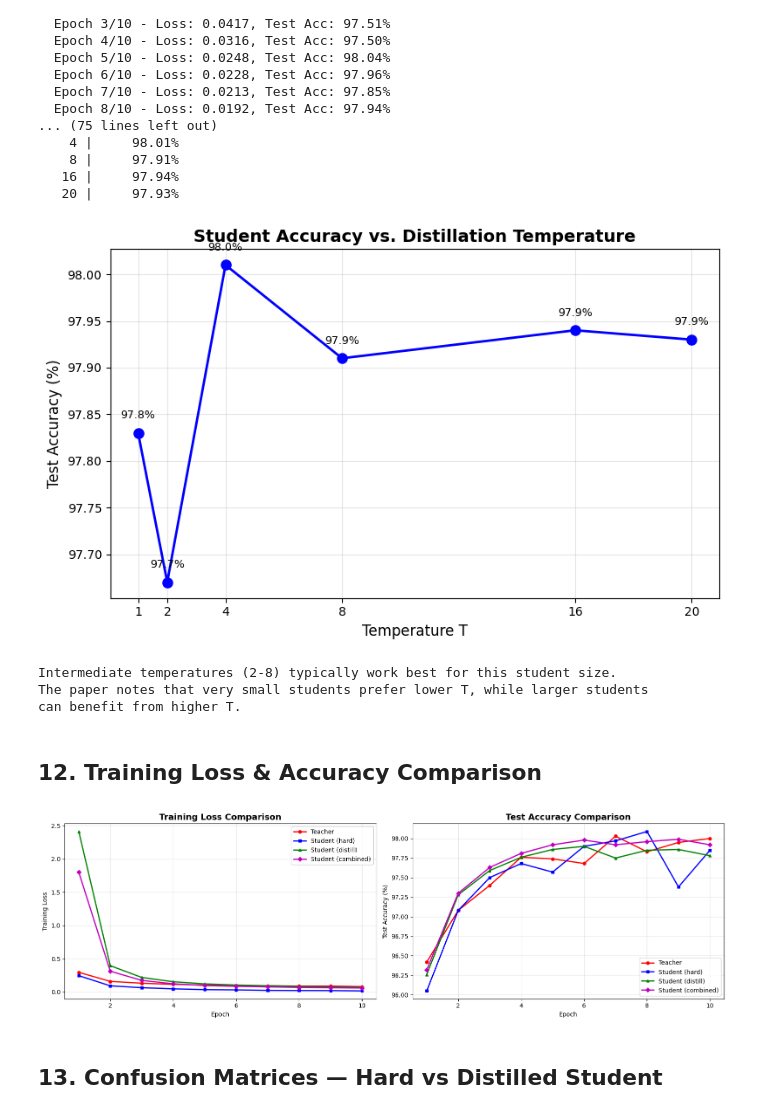
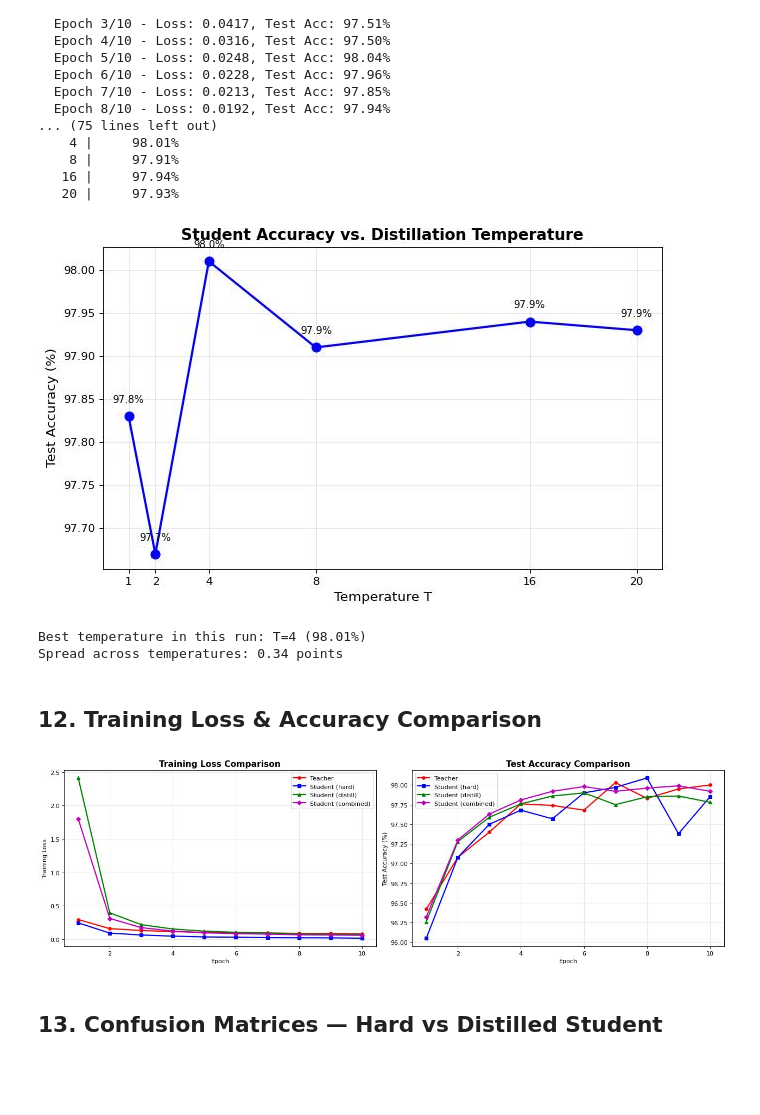
Before and after one commit to nadeemcite/research-papers, a Jupyter notebook: 045_distilling-knowledge-in-a-neural-network/solution.ipynb, the cells around one changed output. Drawn from its saved outputs; the diff is of its cells as text; code cells hidden in the pictures; blank space fills up the shorter version.

```diff
--- a/045_distilling-knowledge-in-a-neural-network/solution.ipynb
+++ b/045_distilling-knowledge-in-a-neural-network/solution.ipynb
@@ -3,6 +15,13 @@
 # %% [markdown]
 ## 1. Imports & Setup
 # %%
+import atexit
+import contextlib
+import io
+import os
+import shutil
+import tempfile
+
 import torch
 import torch.nn as nn
 import torch.nn.functional as F
@@ -14,6 +33,17 @@ import matplotlib
 import matplotlib.pyplot as plt
 import copy
 import time
+from matplotlib_inline.backend_inline import set_matplotlib_formats
+
+# Show figures as JPEG at a modest resolution to keep the saved notebook small
+set_matplotlib_formats('jpeg')
+plt.rcParams['figure.dpi'] = 80
+
+# On Kaggle (detected from its environment), keep a copy of this notebook with its outputs when
+# the kernel exits, so `kaggle kernels output` can download the executed version
+if 'KAGGLE_KERNEL_RUN_TYPE' in os.environ:
+    atexit.register(lambda: os.path.exists('__notebook__.ipynb')
+                    and shutil.copy('__notebook__.ipynb', 'executed_solution.ipynb'))
 
 # Reproducibility
 torch.manual_seed(42)
@@ -33,8 +63,11 @@ transform = transforms.Compose([
     transforms.Normalize((0.1307,), (0.3081,))
 ])
 
-train_dataset = datasets.MNIST(root='./data', train=True, download=True, transform=transform)
-test_dataset = datasets.MNIST(root='./data', train=False, download=True, transform=transform)
+# Download quietly (torchvision prints a progress bar otherwise), to a temp folder outside the Kaggle outputs
+data_root = tempfile.gettempdir()
+with contextlib.redirect_stdout(io.StringIO()), contextlib.redirect_stderr(io.StringIO()):
+    train_dataset = datasets.MNIST(root=data_root, train=True, download=True, transform=transform)
+    test_dataset = datasets.MNIST(root=data_root, train=False, download=True, transform=transform)
 
 train_loader = DataLoader(train_dataset, batch_size=128, shuffle=True)
 test_loader = DataLoader(test_dataset, batch_size=256, shuffle=False)
@@ -143,7 +194,7 @@ Class |        T=1 |        T=2 |        T=5 |       T=10
 def distillation_loss(student_logits, teacher_logits, T):
     """
     KL divergence between teacher and student soft distributions at temperature T.
-    We use F.kl_div which computes KL(input || target) in log-space.
+    F.kl_div(log q, p) computes KL(p || q), here with p from the teacher and q from the student.
     """
     # Soft targets from teacher
     teacher_log_soft = F.log_softmax(teacher_logits / T, dim=1)
@@ -491,25 +554,24 @@ Temperature Sensitivity Experiment (combined loss, alpha=0.7)
 # %%
 plt.figure(figsize=(8, 5))
 plt.plot(temperatures, temp_accs, 'bo-', linewidth=2, markersize=8)
 plt.xlabel('Temperature T', fontsize=12)
 plt.ylabel('Test Accuracy (%)', fontsize=12)
 plt.title('Student Accuracy vs. Distillation Temperature', fontsize=14, fontweight='bold')
 plt.grid(True, alpha=0.3)
 plt.xticks(temperatures)
 for T, acc in zip(temperatures, temp_accs):
     plt.annotate(f'{acc:.1f}%', (T, acc), textcoords="offset points", xytext=(0, 12), ha='center', fontsize=9)
 plt.tight_layout()
 plt.savefig('temperature_sensitivity.png', dpi=150, bbox_inches='tight')
 plt.show()
 print()
-print("Intermediate temperatures (2-8) typically work best for this student size.")
-print("The paper notes that very small students prefer lower T, while larger students")
-print("can benefit from higher T.")
+best_T = temperatures[int(np.argmax(temp_accs))]
+print(f"Best temperature in this run: T={best_T} ({max(temp_accs):.2f}%)")
+print(f"Spread across temperatures: {max(temp_accs) - min(temp_accs):.2f} points")
 # %% [output]
-[figure, old version]
+[figure, new version]
-Intermediate temperatures (2-8) typically work best for this student size.
-The paper notes that very small students prefer lower T, while larger students
-can benefit from higher T.
+Best temperature in this run: T=4 (98.01%)
+Spread across temperatures: 0.34 points
 # %% [markdown]
 ## 12. Training Loss & Accuracy Comparison
 # %%
@@ -542,7 +604,7 @@ plt.tight_layout()
 plt.savefig('training_comparison.png', dpi=150, bbox_inches='tight')
 plt.show()
 # %% [output]
-[figure, old version]
+[figure, new version]
 # %% [markdown]
 ## 13. Confusion Matrices — Hard vs Distilled Student
 # %%
```
Also changed, not shown: parts of 18 cells of this notebook, 5 other files.
